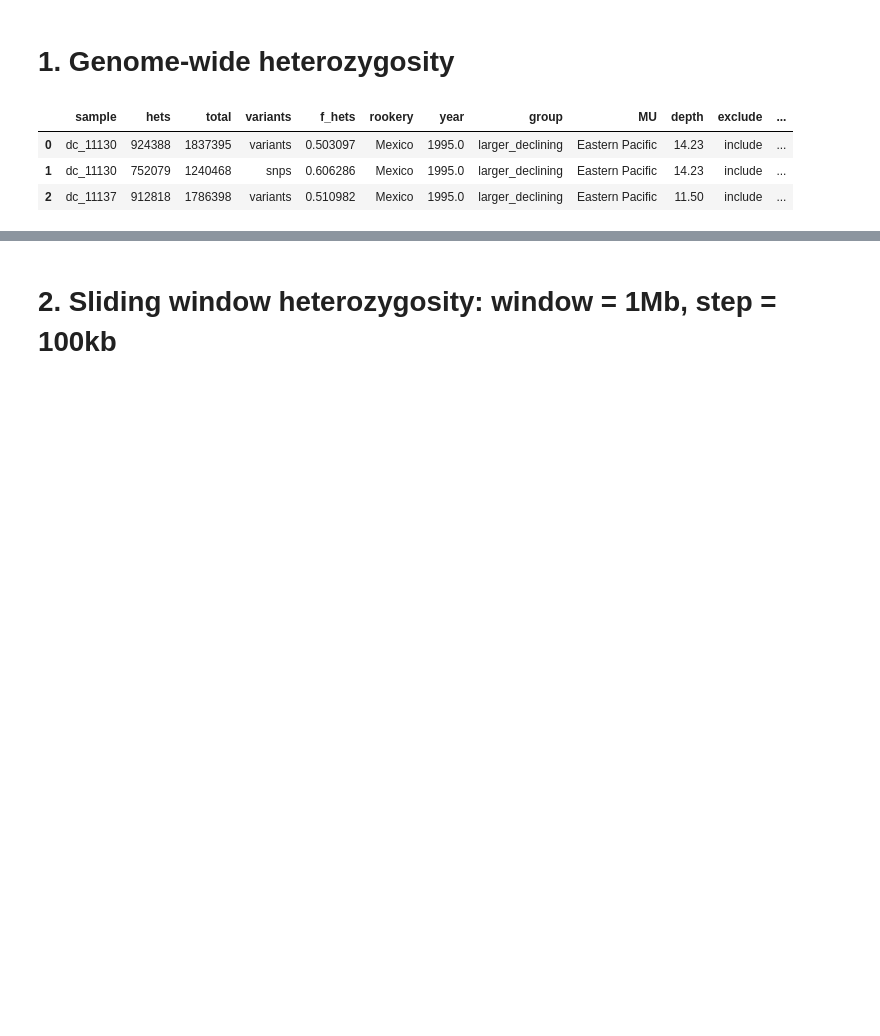
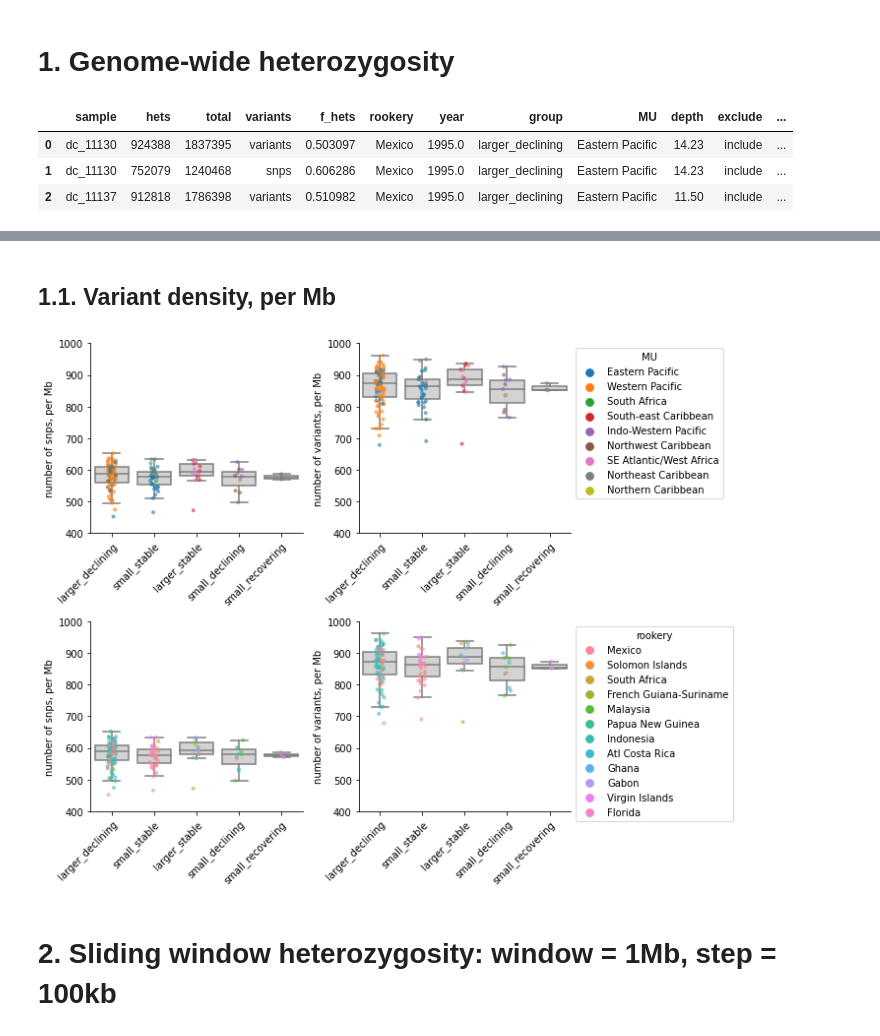
Before and after one commit to osipovarev/Leatherback_popgen, a Jupyter notebook: heterozygosity_analysis.ipynb, the cells around one changed output, grey strips where cells are left out. Drawn from its saved outputs; the diff is of its cells as text; code cells hidden in the pictures; blank space fills up the shorter version.

```diff
--- a/heterozygosity_analysis.ipynb
+++ b/heterozygosity_analysis.ipynb
@@ -92,3 +92,41 @@ fig.tight_layout()
+# %% [markdown]
+## 1.1. Variant density, per Mb
+# %%
+L_genome = 2_164.762090
+df_all['diversity'] = df_all['total'] / L_genome
+
+fig, axes = plt.subplots(2, 2, figsize = (10, 8))
+groups = ['MU', 'rookery']
+variants = set(df_all['variants'])
+
+for j in range(len(groups)):
+    for i, variant in enumerate(variants):
+
+        axi = axes[j, i]
+        dfi = df_all[df_all['variants'] == variant]
+        dfi = dfi[dfi['exclude'] == 'include']
+        group = groups[j]
+
+        sns.boxplot(ax=axi, data=dfi, x='group', y='diversity', showfliers=False, color="lightgrey")
+        sns.stripplot(ax=axi, data=dfi, x='group', y='diversity', hue=group, alpha=0.6, s=4)
+
+        plt.setp(axi.get_xticklabels(), rotation=45, ha="right", rotation_mode="anchor")
+        axi.set_ylabel(f'number of {variant}, per Mb')
+        axi.set_xlabel('')
+        axi.set_ylim(400, 1000)
+
+        if i != 1:
+            axi.get_legend().set_visible(False)
+        else:
+            sns.move_legend(axi, "upper left", bbox_to_anchor=(1, 1))
+
+sns.despine(fig=None, ax=None, left=False, bottom=False, offset=None, trim=False)
+fig.tight_layout()
+
+# pdf_name = 'total_number_variants_by_impact.pdf'
+# fig.savefig(pdf_name, bbox_inches='tight')
+# %% [output]
+[figure, added]
 # %% [markdown]
 # 2. Sliding window heterozygosity: window = 1Mb, step = 100kb
 # %%
```
Also changed, not shown: parts of 1 cell of this notebook.
